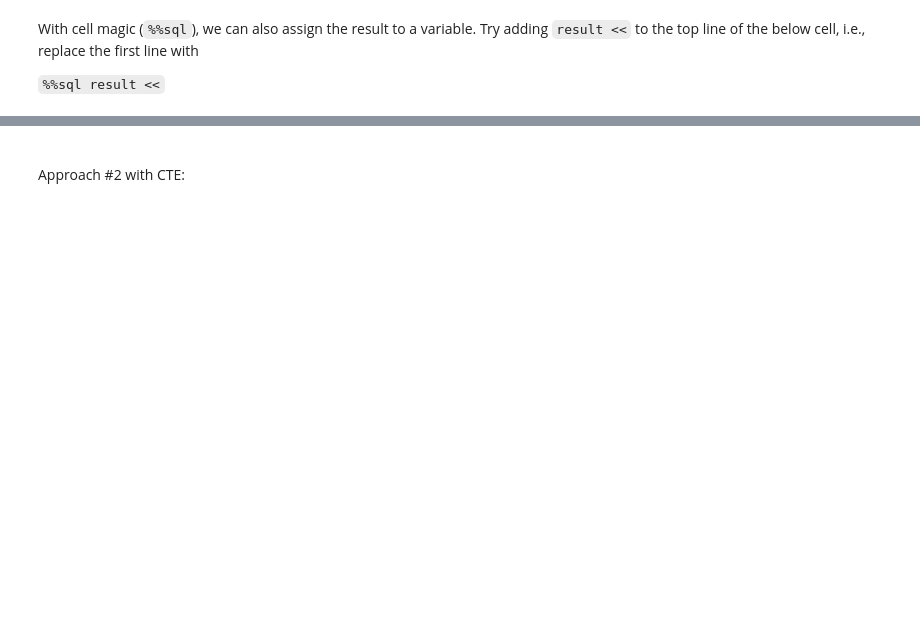
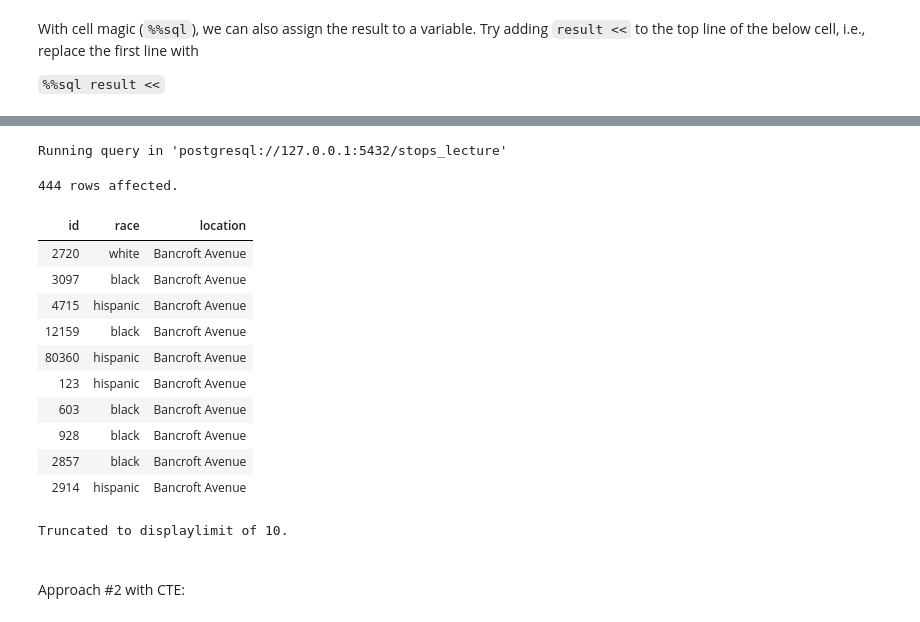
Before and after one commit to cal-data-eng/sp24-materials, a Jupyter notebook: lecture/lec04/lec04.ipynb, the cells around one changed output, grey strips where cells are left out. Cells and saved outputs as stored; diff of their text form; code cells hidden in the pictures; blank space fills up the shorter version.

```diff
--- a/lecture/lec04/lec04.ipynb
+++ b/lecture/lec04/lec04.ipynb
@@ -77,11 +94,26 @@ WHERE id = 123;
 # %%
 %%sql
 SELECT S1.id, S1.race,
        S1.location
-FROM Stops as S1,
-     Stops as S2
-WHERE S1.location = S2.location
-      AND S2.id = 123;
+FROM Stops as S1,   -- the "other stops"
+     Stops as S2    -- the "stop that refers to ID 123"
+WHERE S1.location = S2.location -- the "other stops" must match the ID 123 location
+     AND S2.id = 123;
+# %% [output]
+Running query in 'postgresql://127.0.0.1:5432/stops_lecture'
+444 rows affected.
+| id | race | location |
+| 2720 | white | Bancroft Avenue |
+| 3097 | black | Bancroft Avenue |
+| 4715 | hispanic | Bancroft Avenue |
+| 12159 | black | Bancroft Avenue |
+| 80360 | hispanic | Bancroft Avenue |
+| 123 | hispanic | Bancroft Avenue |
+| 603 | black | Bancroft Avenue |
+| 928 | black | Bancroft Avenue |
+| 2857 | black | Bancroft Avenue |
+| 2914 | hispanic | Bancroft Avenue |
+Truncated to displaylimit of 10.
 # %% [markdown]
 <br/>
 
```
Also changed, not shown: parts of 17 cells of this notebook, 1 other file.
